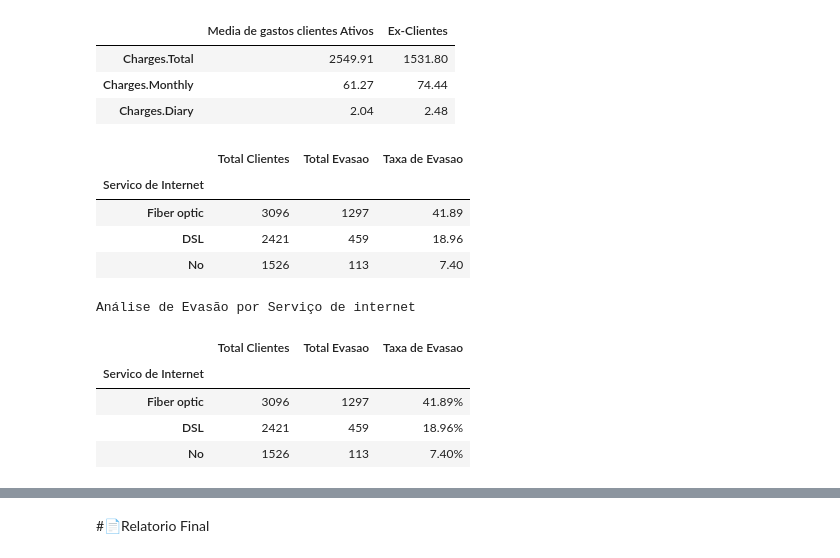
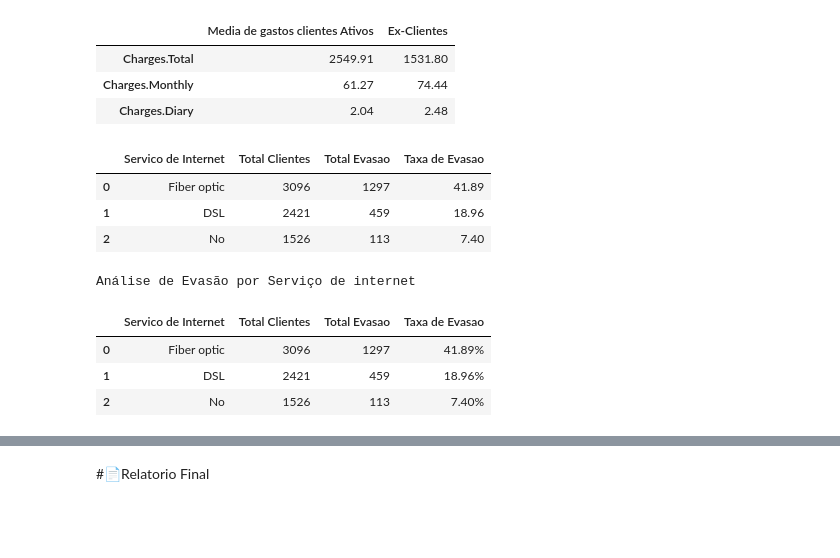
Before and after one commit to AntonioBMesquita/Challenge-Telecomx, a Jupyter notebook: TelecomX_BR.ipynb, the cells around one changed output, grey strips where cells are left out. Saved outputs shown, nothing was run; the diff lists cells and outputs as text; code cells hidden in the pictures; blank space fills up the shorter version.

```diff
--- a/TelecomX_BR.ipynb
+++ b/TelecomX_BR.ipynb
@@ -481,21 +514,21 @@ Média de Gasto Clientes e Ex-Clientes
 # %%
 total_internet = dados_normalizados['InternetService'].value_counts()
 evasao_internet = dados_evasao['InternetService'].value_counts()
 dados_tipo_internet = pd.DataFrame({
     'Total Clientes': total_internet,
     'Total Evasao': evasao_internet
 })
 dados_tipo_internet.index.name = 'Servico de Internet'
 dados_tipo_internet['Taxa de Evasao'] = (
     dados_tipo_internet['Total Evasao'] / dados_tipo_internet['Total Clientes'] * 100
 ).round(2)
+dados_tipo_internet = dados_tipo_internet.reset_index()
 dados_tipo_internet
 # %% [output]
-|  | Total Clientes | Total Evasao | Taxa de Evasao |
-| Servico de Internet |  |  |  |
-| Fiber optic | 3096 | 1297 | 41.89 |
-| DSL | 2421 | 459 | 18.96 |
-| No | 1526 | 113 | 7.40 |
+|  | Servico de Internet | Total Clientes | Total Evasao | Taxa de Evasao |
+| 0 | Fiber optic | 3096 | 1297 | 41.89 |
+| 1 | DSL | 2421 | 459 | 18.96 |
+| 2 | No | 1526 | 113 | 7.40 |
 # %%
 s_dados_tipo_internet = dados_tipo_internet.style
 s_dados_tipo_internet.format({'Taxa de Evasao':'{:.2f}%'})
@@ -520,8 +553,7 @@ s_dados_tipo_internet.set_table_styles([cabecalho,celulas,caption])
 s_dados_tipo_internet
 # %% [output]
 Análise de Evasão por Serviço de internet
-|  | Total Clientes | Total Evasao | Taxa de Evasao |
-| Servico de Internet |  |  |  |
-| Fiber optic | 3096 | 1297 | 41.89% |
-| DSL | 2421 | 459 | 18.96% |
-| No | 1526 | 113 | 7.40% |
+|  | Servico de Internet | Total Clientes | Total Evasao | Taxa de Evasao |
+| 0 | Fiber optic | 3096 | 1297 | 41.89% |
+| 1 | DSL | 2421 | 459 | 18.96% |
+| 2 | No | 1526 | 113 | 7.40% |
```
Also changed, not shown: parts of 12 cells of this notebook.
